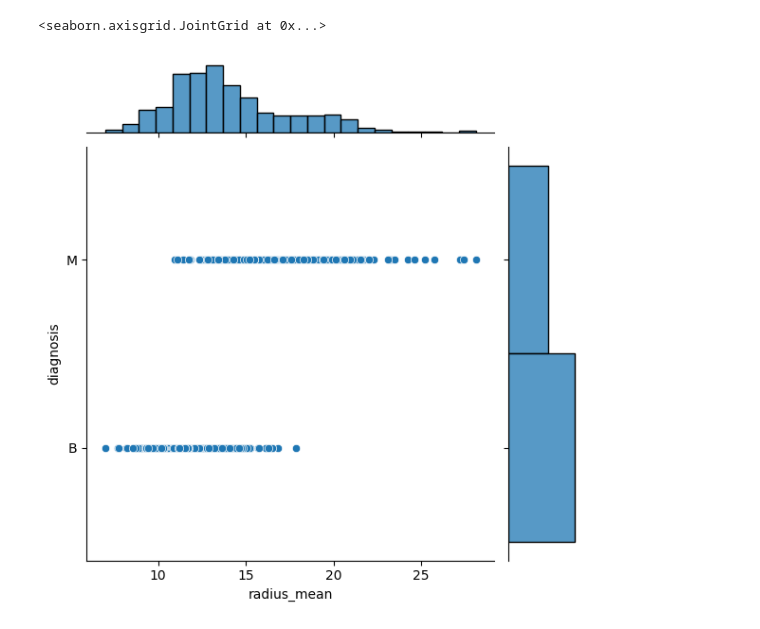
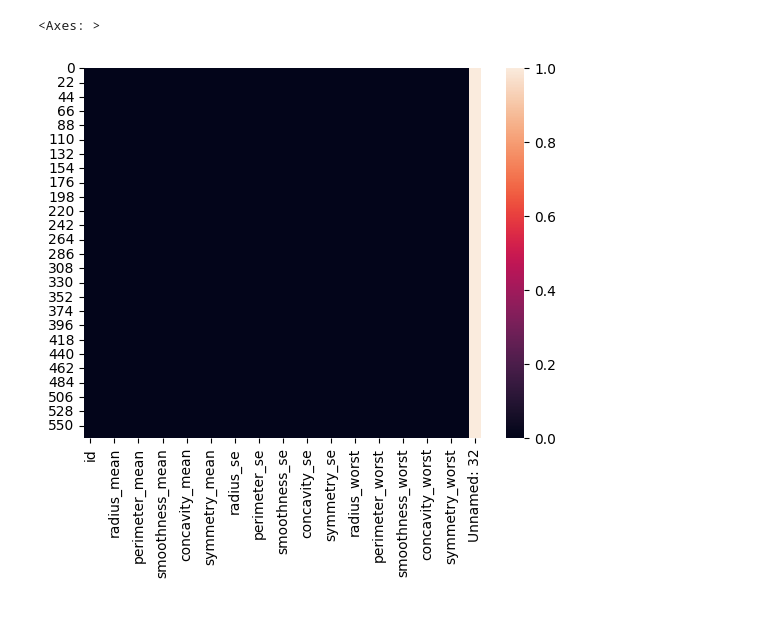
Before and after one commit to Mickel26/BreastCancerLogisticRegression, a Jupyter notebook: logisticregression.ipynb, the cells around one changed output. Cells and saved outputs as stored; diff of their text form; code cells hidden in the pictures.

Commit message:
Cleaned data

```diff
--- a/logisticregression.ipynb
+++ b/logisticregression.ipynb
@@ -22,5 +19,5 @@ df
 # %%
-sns.jointplot(x='radius_mean', y='diagnosis', data=df)
+sns.heatmap(df.isnull())
 # %% [output]
-<seaborn.axisgrid.JointGrid at 0x...>
+<Axes: >
-[figure, old version]
+[figure, new version]
```
Also changed, not shown: parts of 3 cells of this notebook.
